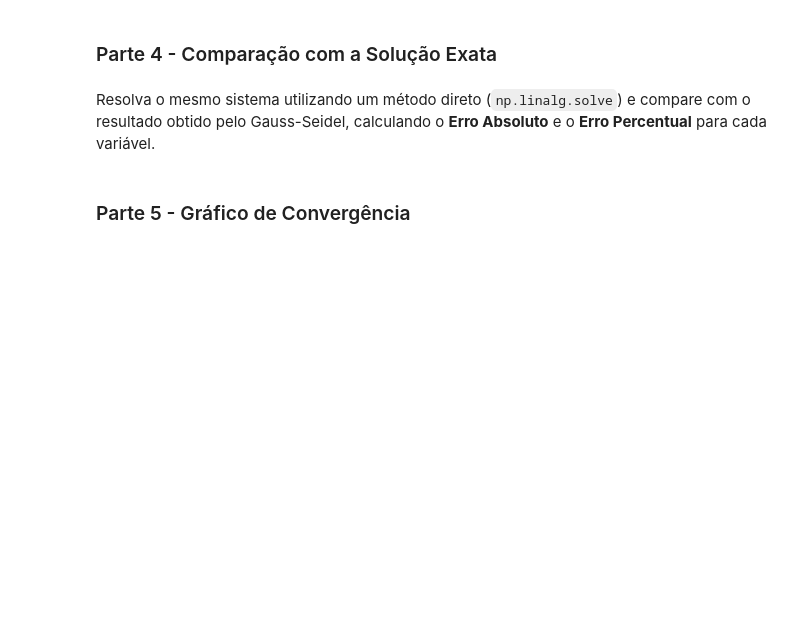
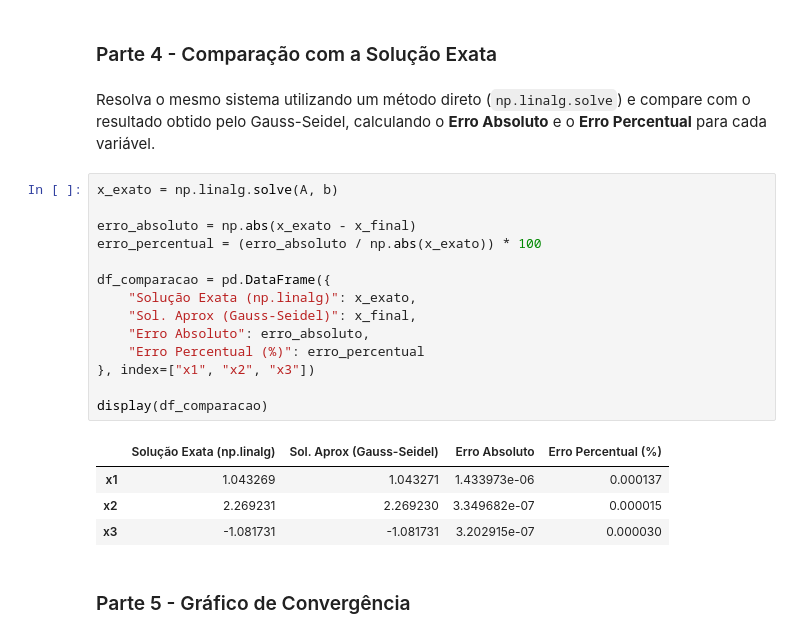
Before and after one commit to caiosemblano/M06-Lab-Estatistica, a Jupyter notebook: AT04_Gauss_Seidel.ipynb, the cells around one changed output. Cells and saved outputs as stored; diff of their text form; blank space fills up the shorter version.

```diff
--- a/AT04_Gauss_Seidel.ipynb
+++ b/AT04_Gauss_Seidel.ipynb
@@ -152,6 +194,25 @@ Armazene os valores de $x_1$, $x_2$ e $x_3$ obtidos em cada iteração em um Dat
 ### Parte 4 - Comparação com a Solução Exata
 # %% [markdown]
 Resolva o mesmo sistema utilizando um método direto (`np.linalg.solve`) e compare com o resultado obtido pelo Gauss-Seidel, calculando o **Erro Absoluto** e o **Erro Percentual** para cada variável.
+# %%
+x_exato = np.linalg.solve(A, b)
+
+erro_absoluto = np.abs(x_exato - x_final)
+erro_percentual = (erro_absoluto / np.abs(x_exato)) * 100
+
+df_comparacao = pd.DataFrame({
+    "Solução Exata (np.linalg)": x_exato,
+    "Sol. Aprox (Gauss-Seidel)": x_final,
+    "Erro Absoluto": erro_absoluto,
+    "Erro Percentual (%)": erro_percentual
+}, index=["x1", "x2", "x3"])
+
+display(df_comparacao)
+# %% [output]
+|  | Solução Exata (np.linalg) | Sol. Aprox (Gauss-Seidel) | Erro Absoluto | Erro Percentual (%) |
+| x1 | 1.043269 | 1.043271 | 1.433973e-06 | 0.000137 |
+| x2 | 2.269231 | 2.269230 | 3.349682e-07 | 0.000015 |
+| x3 | -1.081731 | -1.081731 | 3.202915e-07 | 0.000030 |
 # %% [markdown]
 ### Parte 5 - Gráfico de Convergência
 # %% [markdown]
```
Also changed, not shown: parts of 8 cells of this notebook.
